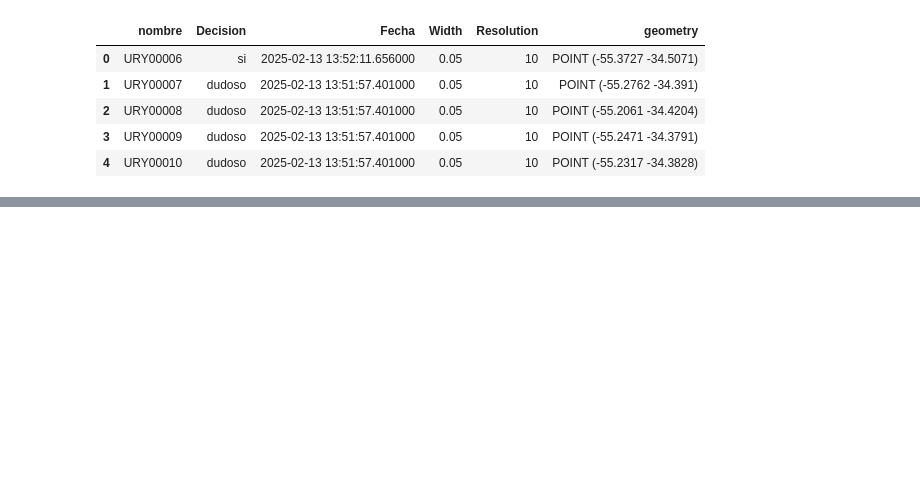
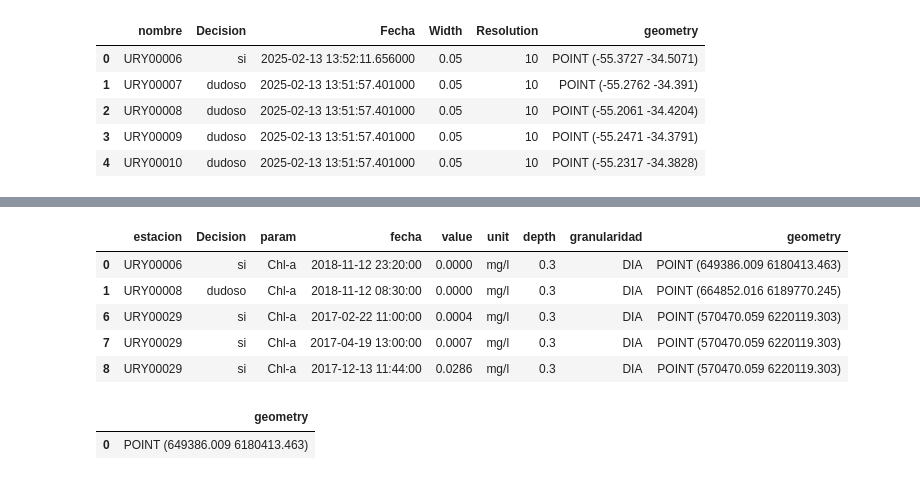
Before and after one commit to dimy20/ProyectoAA, a Jupyter notebook: notebooks/oan_gems_normalization.ipynb, the cells around one changed output, grey strips where cells are left out. Saved outputs shown, nothing was run; the diff lists cells and outputs as text; code cells hidden in the pictures; blank space fills up the shorter version.

```diff
--- a/notebooks/oan_gems_normalization.ipynb
+++ b/notebooks/oan_gems_normalization.ipynb
@@ -2,9 +2,9 @@
 import geopandas as gpd
 import pandas as pd
 # %%
-oan_df = gpd.read_file("../data/oan/oan_registros_clean.geojson")
-gems_df = gpd.read_file("../data/joins/gems_chla.geojson")
-gem_puntos_examin = pd.read_csv("../data/puntos_examinados.csv")
+oan = gpd.read_file("../data/data/oan/oan_registros_clean.geojson")
+chla_gems = gpd.read_file("../data/data/joins/gems_chla.geojson")
+gem_puntos_examin = pd.read_csv("../data/data/puntos_examinados.csv")
 # %%
 gem_puntos_examin.head()
 # %% [output]
@@ -14,3 +14,6 @@ gem_puntos_examin.head()
 | 2 | URY00008 | dudoso | 2025-02-13 13:51:57.401000 | 0.05 | 10 | POINT (-55.2061 -34.4204) |
 | 3 | URY00009 | dudoso | 2025-02-13 13:51:57.401000 | 0.05 | 10 | POINT (-55.2471 -34.3791) |
 | 4 | URY00010 | dudoso | 2025-02-13 13:51:57.401000 | 0.05 | 10 | POINT (-55.2317 -34.3828) |
+# %%
+chla_gems = chla_gems[pd.to_datetime(chla_gems["fecha"]).dt.year >= 2017]
+chla_gems["fecha"].min()
@@ -16,0 +105,15 @@ gem_puntos_examin.head()
+# %%
+gems_utm.head()
+# %% [output]
+|  | estacion | Decision | param | fecha | value | unit | depth | granularidad | geometry |
+| 0 | URY00006 | si | Chl-a | 2018-11-12 23:20:00 | 0.0000 | mg/l | 0.3 | DIA | POINT (649386.009 6180413.463) |
+| 1 | URY00008 | dudoso | Chl-a | 2018-11-12 08:30:00 | 0.0000 | mg/l | 0.3 | DIA | POINT (664852.016 6189770.245) |
+| 6 | URY00029 | si | Chl-a | 2017-02-22 11:00:00 | 0.0004 | mg/l | 0.3 | DIA | POINT (570470.059 6220119.303) |
+| 7 | URY00029 | si | Chl-a | 2017-04-19 13:00:00 | 0.0007 | mg/l | 0.3 | DIA | POINT (570470.059 6220119.303) |
+| 8 | URY00029 | si | Chl-a | 2017-12-13 11:44:00 | 0.0286 | mg/l | 0.3 | DIA | POINT (570470.059 6220119.303) |
+# %%
+p1 = iguales.iloc[[0]]
+p1
+# %% [output]
+|  | geometry |
+| 0 | POINT (649386.009 6180413.463) |
```
Also changed, not shown: parts of 23 cells of this notebook.
